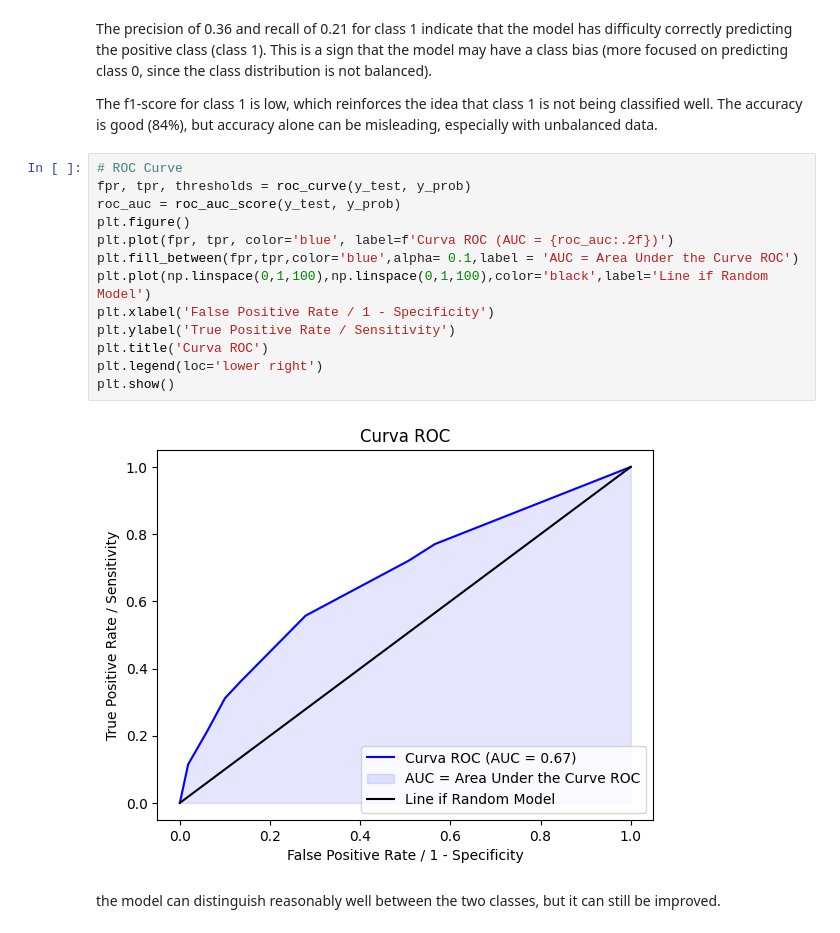
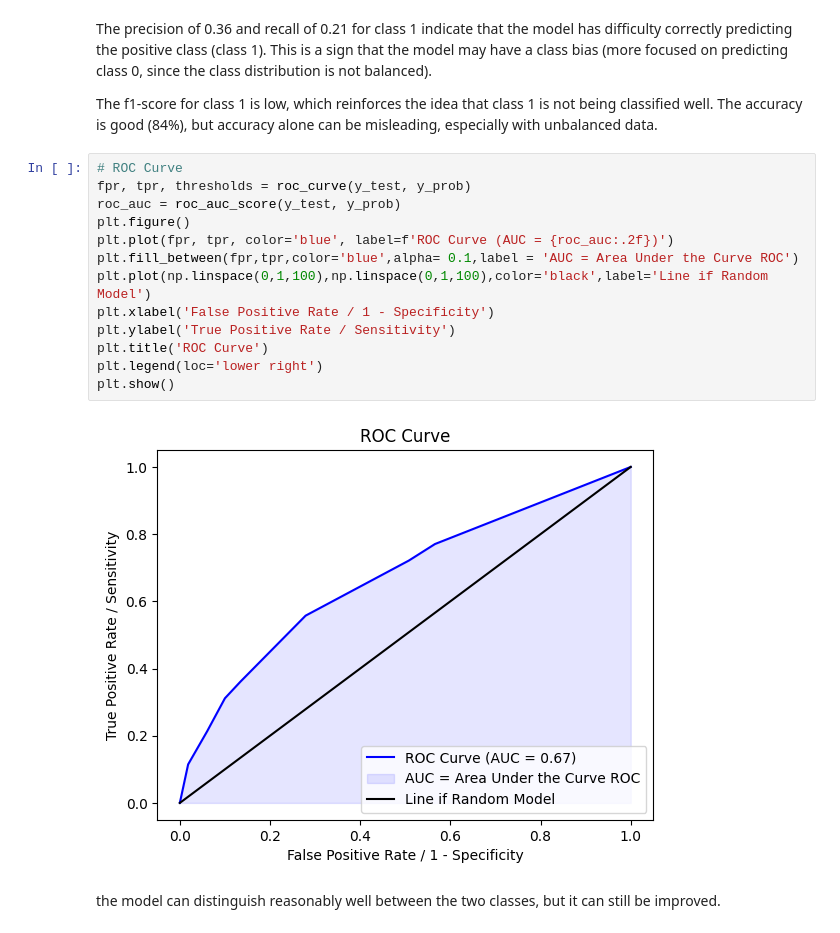
Before and after one commit to rodrigohigashi/Turnover_EN, a Jupyter notebook: Decision_Tree_Turnover.ipynb, the cells around one changed output. Drawn from its saved outputs; the diff is of its cells as text.

```diff
--- a/Decision_Tree_Turnover.ipynb
+++ b/Decision_Tree_Turnover.ipynb
@@ -254,18 +254,18 @@ The precision of 0.36 and recall of 0.21 for class 1 indicate that the model has
 # %%
 # ROC Curve
 fpr, tpr, thresholds = roc_curve(y_test, y_prob)
 roc_auc = roc_auc_score(y_test, y_prob)
 plt.figure()
-plt.plot(fpr, tpr, color='blue', label=f'Curva ROC (AUC = {roc_auc:.2f})')
+plt.plot(fpr, tpr, color='blue', label=f'ROC Curve (AUC = {roc_auc:.2f})')
 plt.fill_between(fpr,tpr,color='blue',alpha= 0.1,label = 'AUC = Area Under the Curve ROC')
 plt.plot(np.linspace(0,1,100),np.linspace(0,1,100),color='black',label='Line if Random Model')
 plt.xlabel('False Positive Rate / 1 - Specificity')
 plt.ylabel('True Positive Rate / Sensitivity')
-plt.title('Curva ROC')
+plt.title('ROC Curve')
 plt.legend(loc='lower right')
 plt.show()
 # %% [output]
-[figure, old version]
+[figure, new version]
 # %% [markdown]
 the model can distinguish reasonably well between the two classes, but it can still be improved.
 # %%
```
Also changed, not shown: parts of 2 cells of this notebook.
